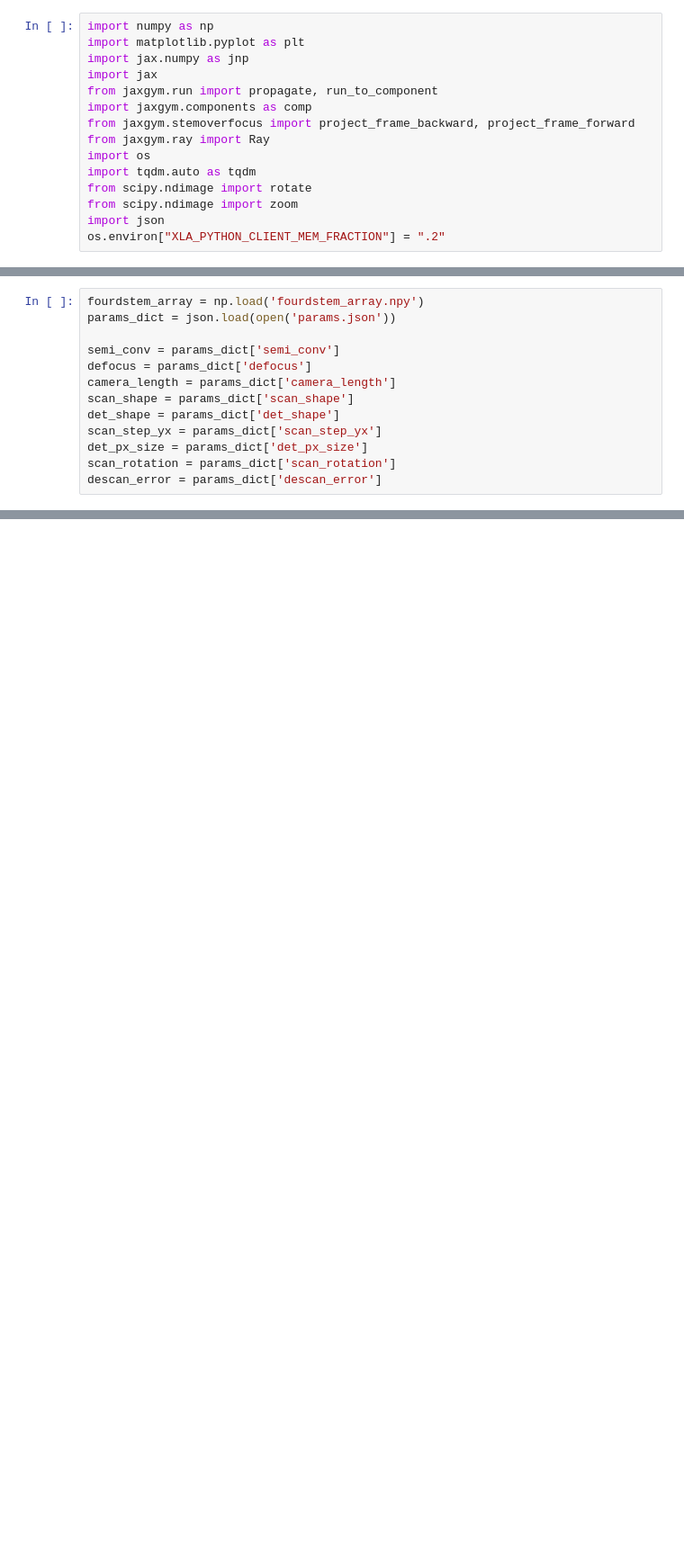
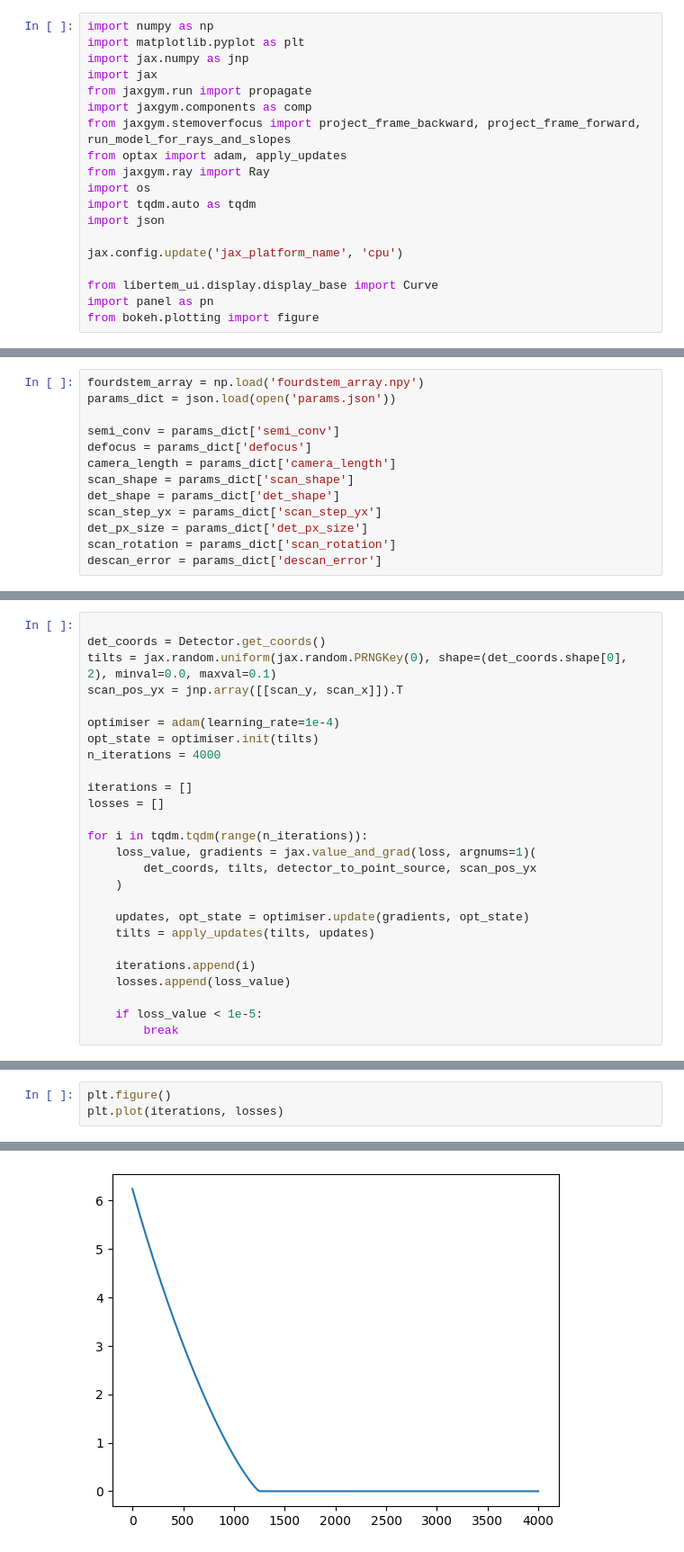
Before and after one commit to uellue/TemGymCore, a Jupyter notebook: fourdstem_example/optimiser.ipynb, the cells around one changed output, grey strips where cells are left out. Shown at 90% size. Saved outputs shown, nothing was run; the diff lists cells and outputs as text; blank space fills up the shorter version.

Commit message:
simplifying optimiser step

```diff
--- a/fourdstem_example/optimiser.ipynb
+++ b/fourdstem_example/optimiser.ipynb
@@ -3,13 +3,17 @@ import numpy as np
 import matplotlib.pyplot as plt
 import jax.numpy as jnp
 import jax
-from jaxgym.run import propagate, run_to_component
+from jaxgym.run import propagate
 import jaxgym.components as comp
-from jaxgym.stemoverfocus import project_frame_backward, project_frame_forward
+from jaxgym.stemoverfocus import project_frame_backward, project_frame_forward, run_model_for_rays_and_slopes
+from optax import adam, apply_updates
 from jaxgym.ray import Ray
 import os
 import tqdm.auto as tqdm
-from scipy.ndimage import rotate
-from scipy.ndimage import zoom
 import json
-os.environ["XLA_PYTHON_CLIENT_MEM_FRACTION"] = ".2"
+
+jax.config.update('jax_platform_name', 'cpu')
+
+from libertem_ui.display.display_base import Curve
+import panel as pn
+from bokeh.plotting import figure
@@ -149,0 +215,26 @@ det_coords = Detector.get_coords()
+# %%
+
+det_coords = Detector.get_coords()
+tilts = jax.random.uniform(jax.random.PRNGKey(0), shape=(det_coords.shape[0], 2), minval=0.0, maxval=0.1)
+scan_pos_yx = jnp.array([[scan_y, scan_x]]).T
+
+optimiser = adam(learning_rate=1e-4)
+opt_state = optimiser.init(tilts)
+n_iterations = 4000
+
+iterations = []
+losses = []
+
+for i in tqdm.tqdm(range(n_iterations)):
+    loss_value, gradients = jax.value_and_grad(loss, argnums=1)(
+        det_coords, tilts, detector_to_point_source, scan_pos_yx
+    )
+
+    updates, opt_state = optimiser.update(gradients, opt_state)
+    tilts = apply_updates(tilts, updates)
+
+    iterations.append(i)
+    losses.append(loss_value)
+
+    if loss_value < 1e-5:
+        break
@@ -149,0 +255,4 @@ det_coords = Detector.get_coords()
+# %%
+plt.figure()
+plt.plot(iterations, losses)
+# %% [output]
@@ -149,0 +260 @@ det_coords = Detector.get_coords()
+[figure, added]
```
Also changed, not shown: parts of 11 cells of this notebook.
